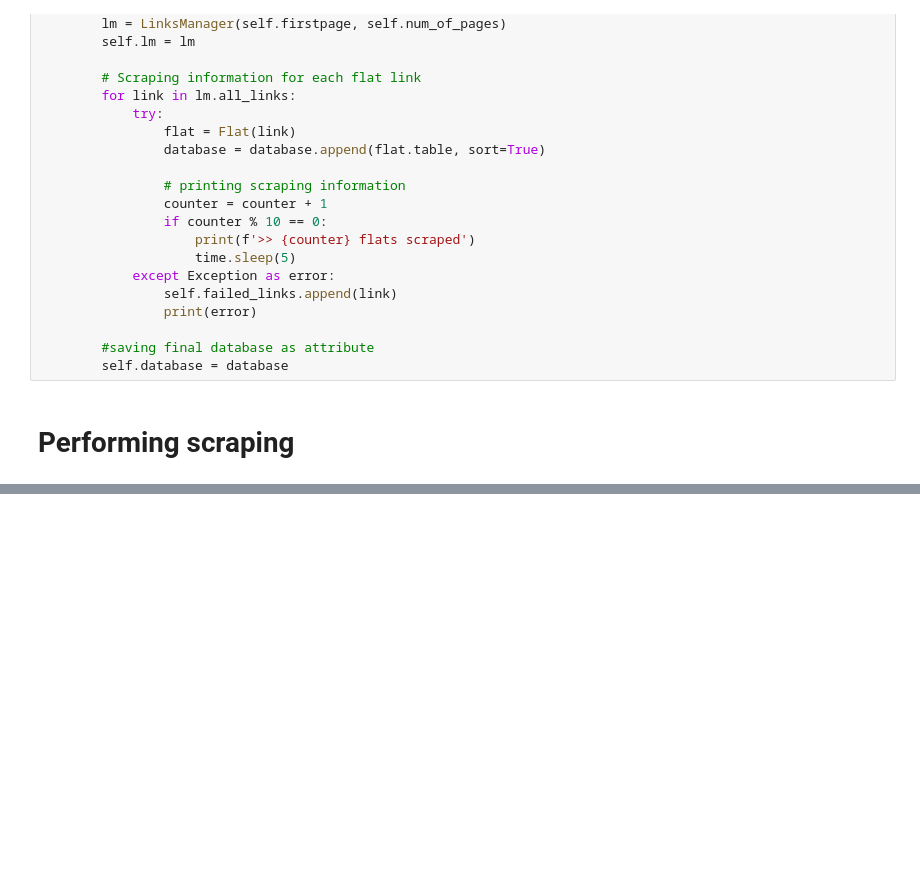
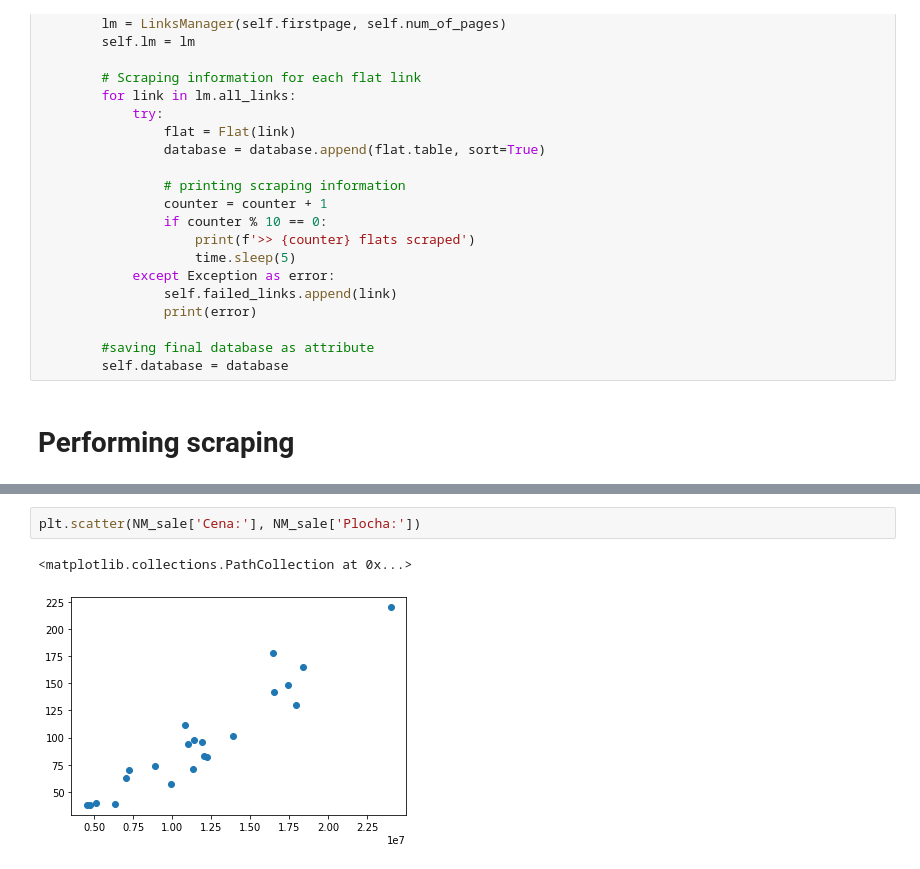
Before and after one commit to luutomas/PythonProject, a Jupyter notebook: Project_str.ipynb, the cells around one changed output, grey strips where cells are left out. Saved outputs shown, nothing was run; the diff lists cells and outputs as text; blank space fills up the shorter version.

```diff
--- a/Project_str.ipynb
+++ b/Project_str.ipynb
@@ -386,0 +420,5 @@ dl.df
+# %%
+plt.scatter(NM_sale['Cena:'], NM_sale['Plocha:'])
+# %% [output]
+<matplotlib.collections.PathCollection at 0x...>
+[figure, added]
```
Also changed, not shown: parts of 11 cells of this notebook.
